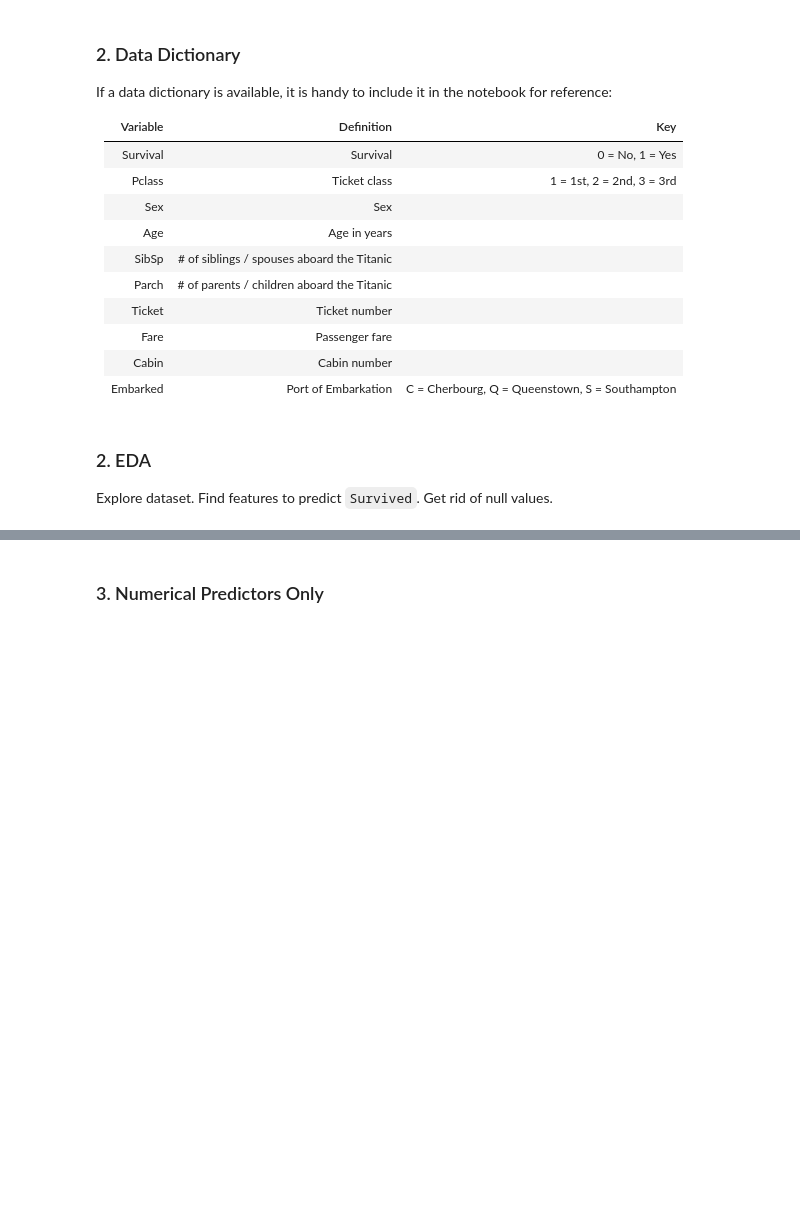
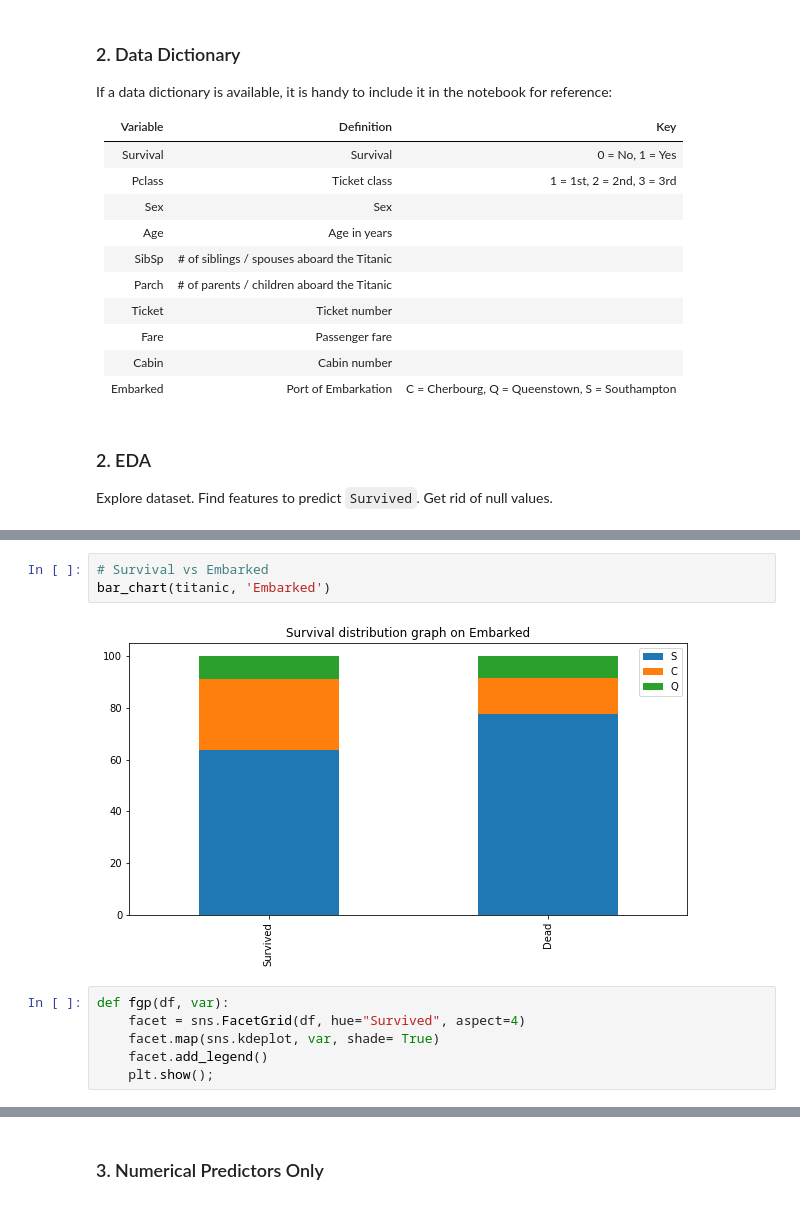
Before and after one commit to IsabelleUslu/InstituteOfDataLabs, a Jupyter notebook: Module_5/IOD_Lab_5_1.ipynb, the cells around one changed output, grey strips where cells are left out. Drawn from its saved outputs; the diff is of its cells as text; blank space fills up the shorter version.

```diff
--- a/Module_5/IOD_Lab_5_1.ipynb
+++ b/Module_5/IOD_Lab_5_1.ipynb
@@ -58,0 +155,11 @@ Explore dataset. Find features to predict `Survived`. Get rid of null values.
+# %%
+# Survival vs Embarked
+bar_chart(titanic, 'Embarked')
+# %% [output]
+[figure, added]
+# %%
+def fgp(df, var):
+    facet = sns.FacetGrid(df, hue="Survived", aspect=4)
+    facet.map(sns.kdeplot, var, shade= True)
+    facet.add_legend()
+    plt.show();
```
Also changed, not shown: parts of 71 cells of this notebook.
